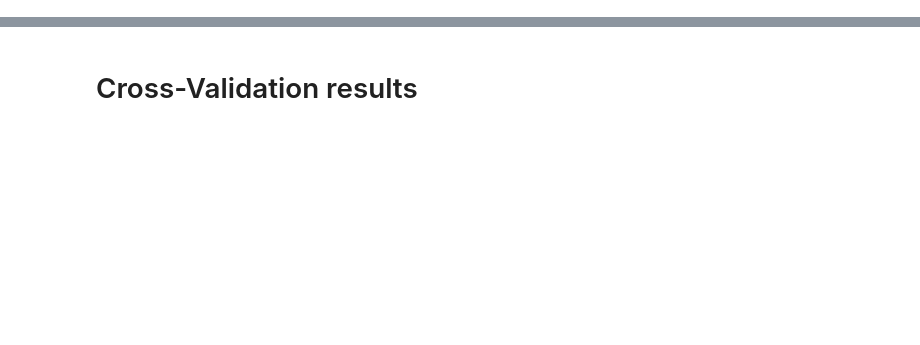
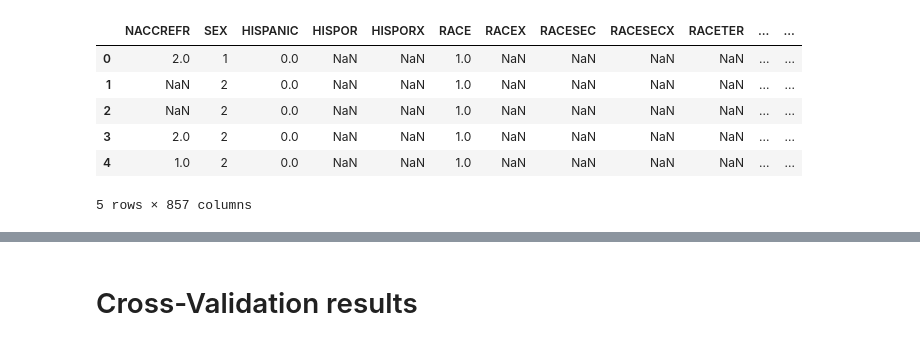
Before and after one commit to mariik4/survival_analysis_of_mci, a Jupyter notebook: notebooks/5-rsf-model.evaluation.ipynb, the cells around one changed output, grey strips where cells are left out. Saved outputs shown, nothing was run; the diff lists cells and outputs as text; code cells hidden in the pictures; blank space fills up the shorter version.

```diff
--- a/notebooks/5-rsf-model.evaluation.ipynb
+++ b/notebooks/5-rsf-model.evaluation.ipynb
@@ -37,6 +37,16 @@ else:
 # %%
 train_df = pd.read_csv(train_df_csv, delimiter=',')
 test_df = pd.read_csv(test_df_csv, delimiter=',')
+# %%
+test_df.head()
+# %% [output]
+|  | NACCREFR | SEX | HISPANIC | HISPOR | HISPORX | RACE | RACEX | RACESEC | RACESECX | RACETER | ... | ... |
+| 0 | 2.0 | 1 | 0.0 | NaN | NaN | 1.0 | NaN | NaN | NaN | NaN | ... | ... |
+| 1 | NaN | 2 | 0.0 | NaN | NaN | 1.0 | NaN | NaN | NaN | NaN | ... | ... |
+| 2 | NaN | 2 | 0.0 | NaN | NaN | 1.0 | NaN | NaN | NaN | NaN | ... | ... |
+| 3 | 2.0 | 2 | 0.0 | NaN | NaN | 1.0 | NaN | NaN | NaN | NaN | ... | ... |
+| 4 | 1.0 | 2 | 0.0 | NaN | NaN | 1.0 | NaN | NaN | NaN | NaN | ... | ... |
+5 rows × 857 columns
 # %%
 train_X, train_y = split_features_target(train_df)
 # %%
```
Also changed, not shown: parts of 42 cells of this notebook, 5 other files.
